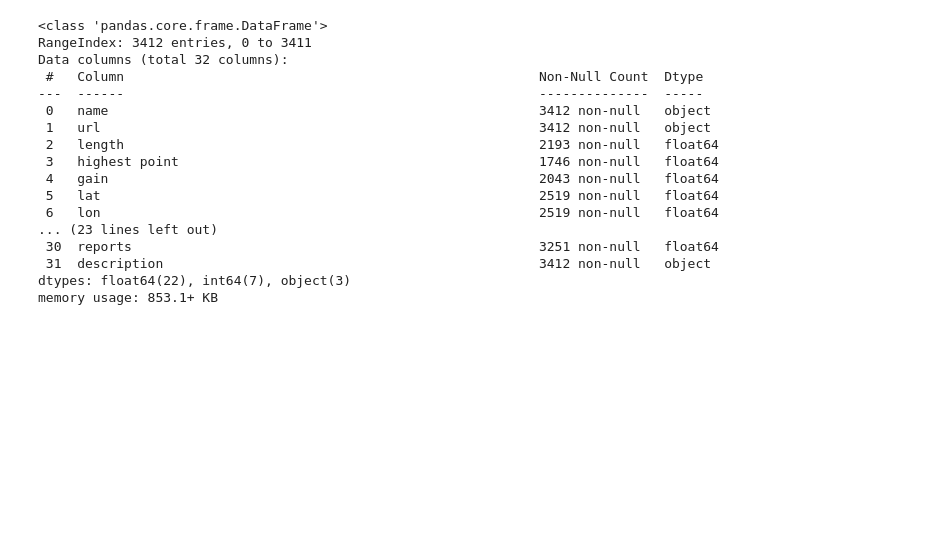
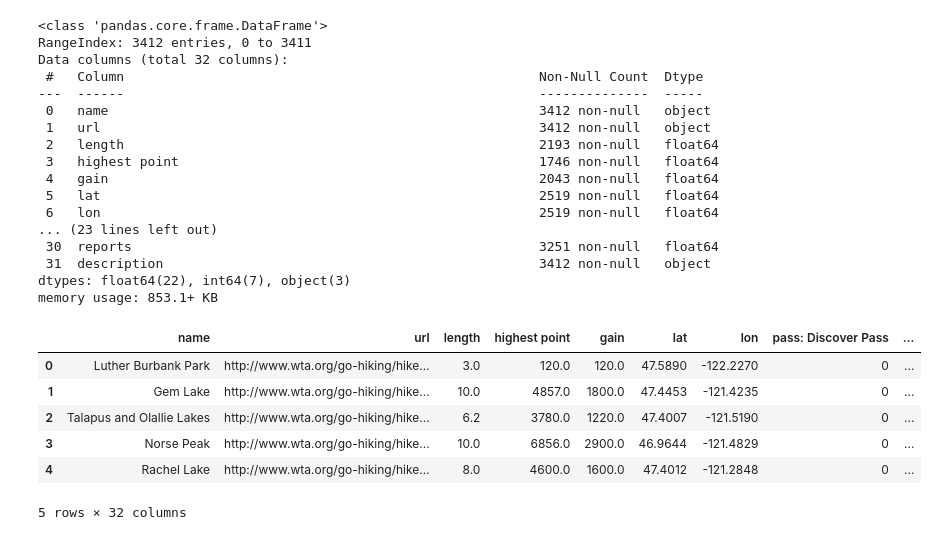
Before and after one commit to redwin21/wa-hiking-guide, a Jupyter notebook: data/data_collection_nb.ipynb, the cells around one changed output. Drawn from its saved outputs; the diff is of its cells as text; code cells hidden in the pictures; blank space fills up the shorter version.

```diff
--- a/data/data_collection_nb.ipynb
+++ b/data/data_collection_nb.ipynb
@@ -200,3 +200,13 @@ dtypes: float64(22), int64(7), object(3)
 memory usage: 853.1+ KB
 # %%
 hikes3.to_csv('wta-parks-data.csv', sep='\t')
+# %%
+hikes3.head()
+# %% [output]
+|  | name | url | length | highest point | gain | lat | lon | pass: Discover Pass | ... |
+| 0 | Luther Burbank Park | http://www.wta.org/go-hiking/hike... | 3.0 | 120.0 | 120.0 | 47.5890 | -122.2270 | 0 | ... |
+| 1 | Gem Lake | http://www.wta.org/go-hiking/hike... | 10.0 | 4857.0 | 1800.0 | 47.4453 | -121.4235 | 0 | ... |
+| 2 | Talapus and Olallie Lakes | http://www.wta.org/go-hiking/hike... | 6.2 | 3780.0 | 1220.0 | 47.4007 | -121.5190 | 0 | ... |
+| 3 | Norse Peak | http://www.wta.org/go-hiking/hike... | 10.0 | 6856.0 | 2900.0 | 46.9644 | -121.4829 | 0 | ... |
+| 4 | Rachel Lake | http://www.wta.org/go-hiking/hike... | 8.0 | 4600.0 | 1600.0 | 47.4012 | -121.2848 | 0 | ... |
+5 rows × 32 columns
```
Also changed, not shown: 1 other file.
